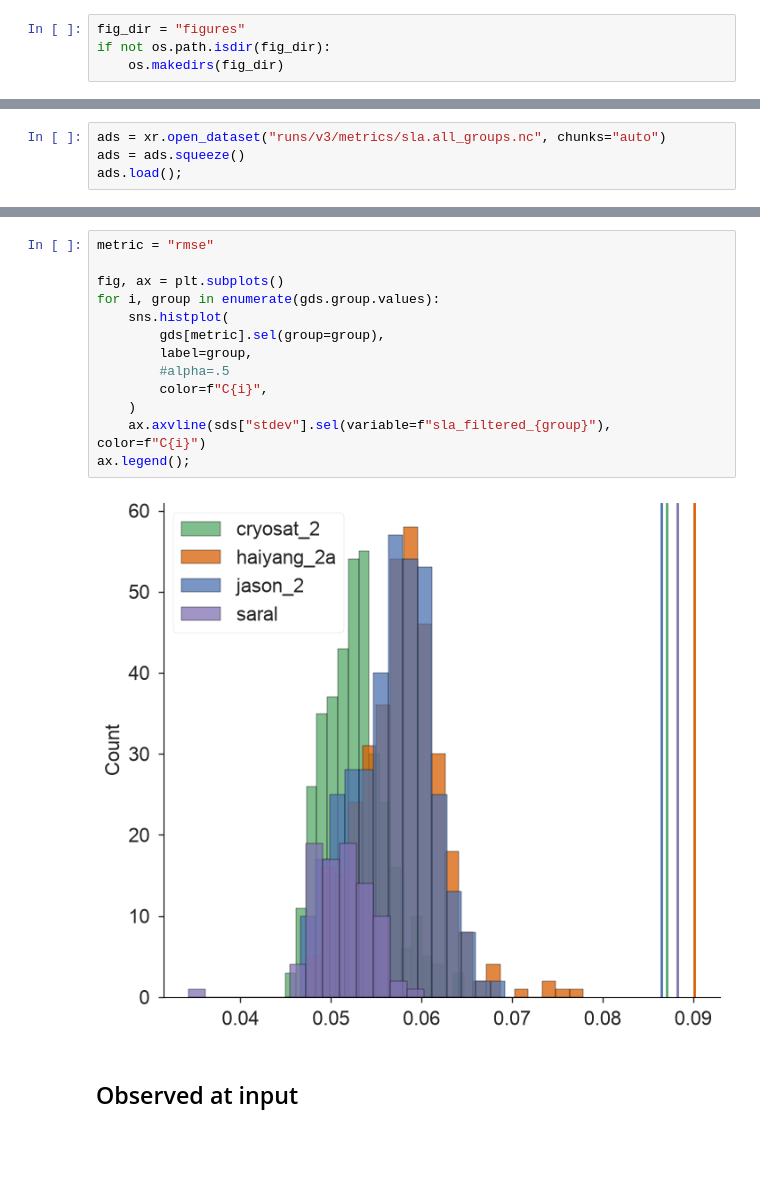
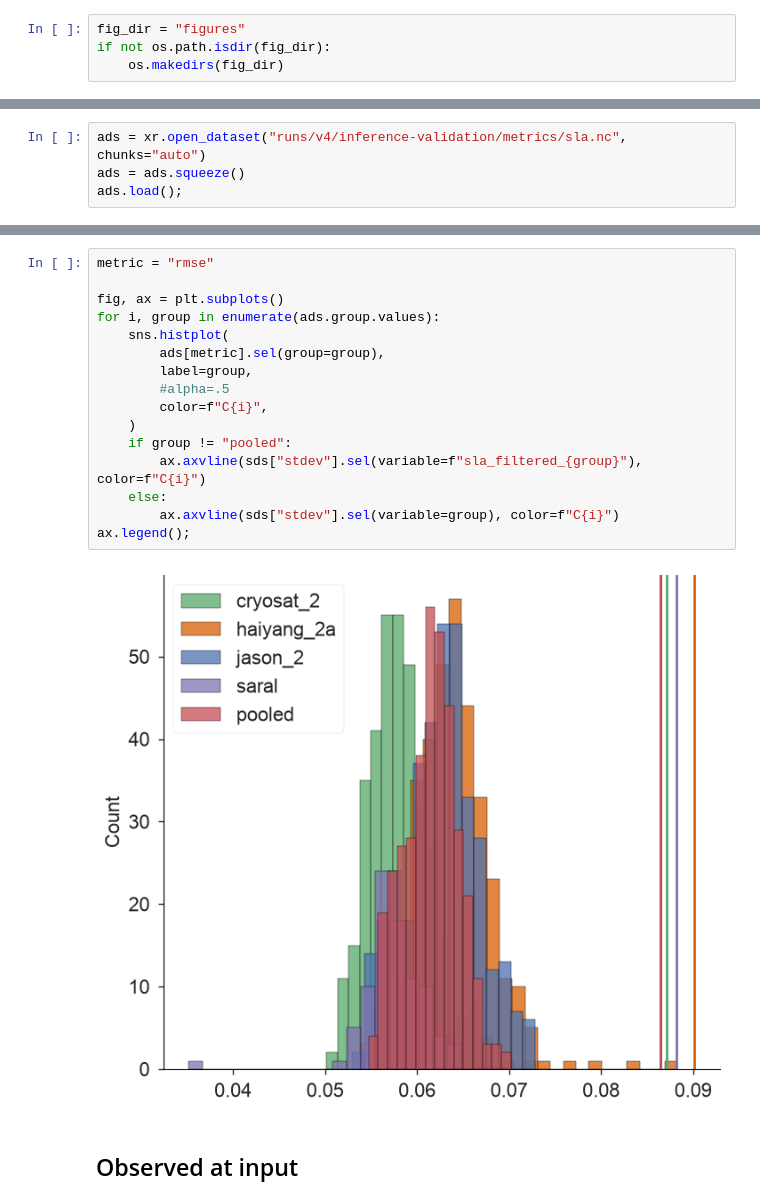
Before and after one commit to timothyas/nese, a Jupyter notebook: experimental/local-sla-16yr/plot_metrics.ipynb, the cells around one changed output, grey strips where cells are left out. Cells and saved outputs as stored; diff of their text form; blank space fills up the shorter version.

```diff
--- a/experimental/local-sla-16yr/plot_metrics.ipynb
+++ b/experimental/local-sla-16yr/plot_metrics.ipynb
@@ -15,5 +19,5 @@ if not os.path.isdir(fig_dir):
 # %%
-ads = xr.open_dataset("runs/v3/metrics/sla.all_groups.nc", chunks="auto")
+ads = xr.open_dataset("runs/v4/inference-validation/metrics/sla.nc", chunks="auto")
 ads = ads.squeeze()
 ads.load();
 # %%
@@ -100,18 +98,21 @@ Data variables:
 # %%
 metric = "rmse"
 
 fig, ax = plt.subplots()
-for i, group in enumerate(gds.group.values):
+for i, group in enumerate(ads.group.values):
     sns.histplot(
-        gds[metric].sel(group=group),
+        ads[metric].sel(group=group),
         label=group,
         #alpha=.5
         color=f"C{i}",
     )
-    ax.axvline(sds["stdev"].sel(variable=f"sla_filtered_{group}"), color=f"C{i}")
+    if group != "pooled":
+        ax.axvline(sds["stdev"].sel(variable=f"sla_filtered_{group}"), color=f"C{i}")
+    else:
+        ax.axvline(sds["stdev"].sel(variable=group), color=f"C{i}")
 ax.legend();
 # %% [output]
-[figure, old version]
+[figure, new version]
 # %% [markdown]
 ## Observed at input
 # %%
```
Also changed, not shown: parts of 21 cells of this notebook, 1 other file.
